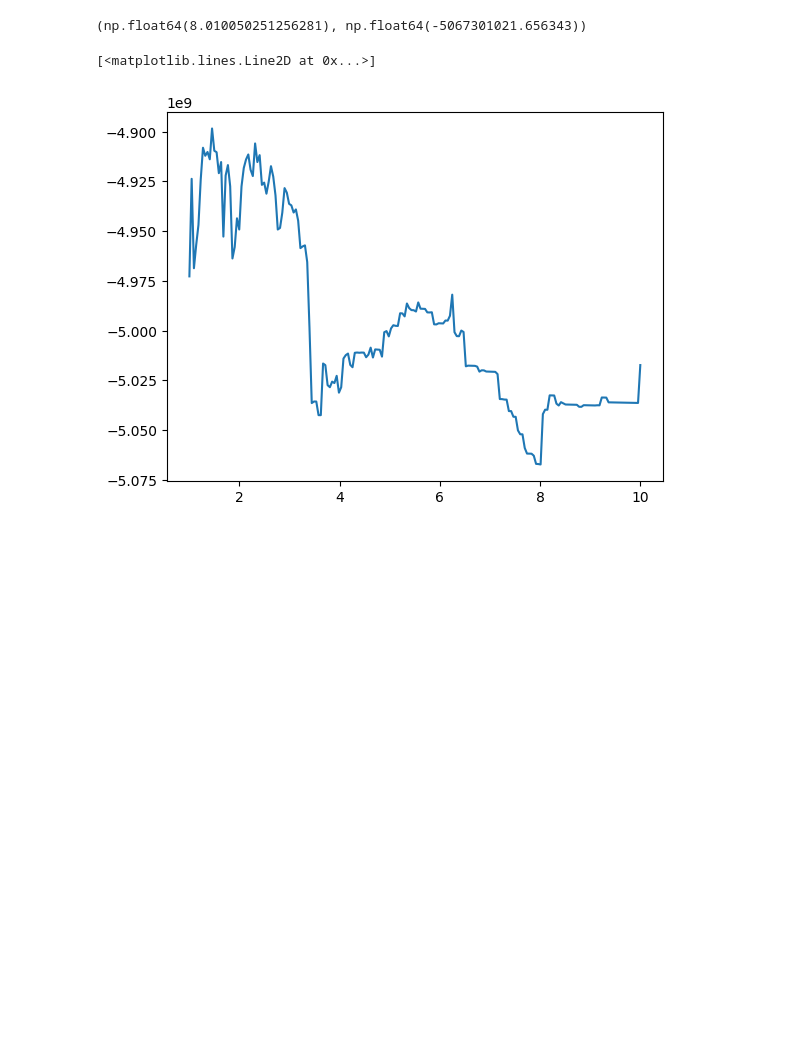
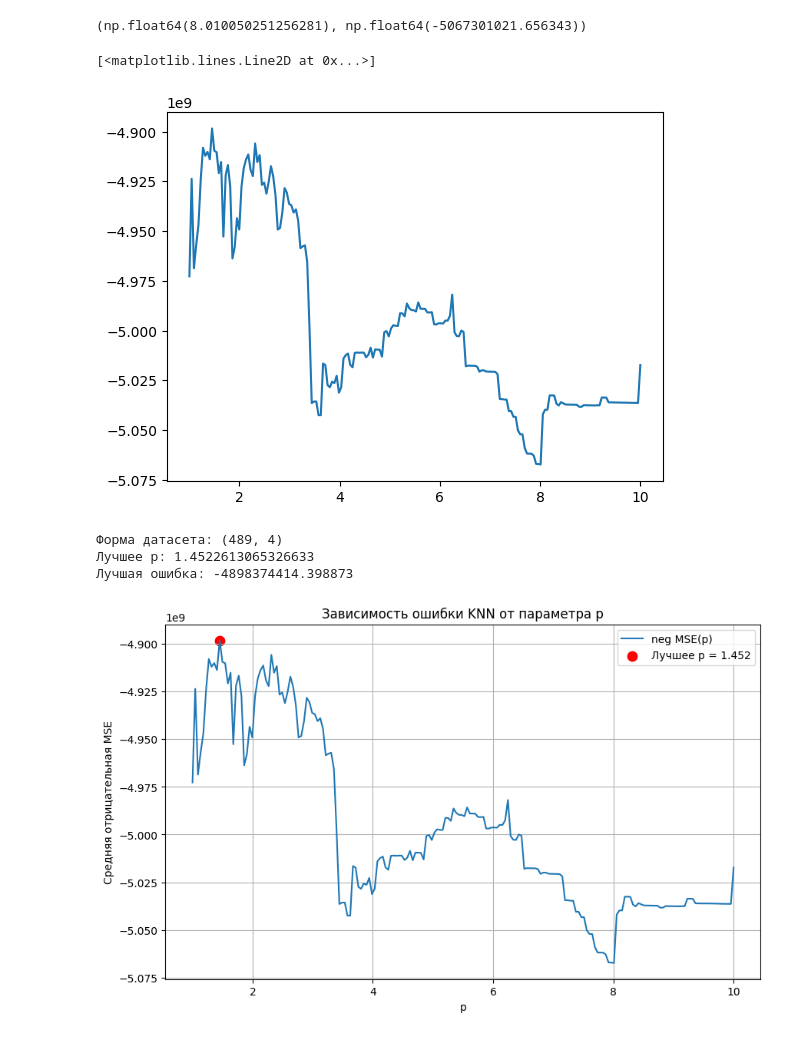
Before and after one commit to D4NDy7/taskAI, a Jupyter notebook: taskAI_4.ipynb, the cells around one changed output. Saved outputs shown, nothing was run; the diff lists cells and outputs as text; code cells hidden in the pictures; blank space fills up the shorter version.

```diff
--- a/taskAI_4.ipynb
+++ b/taskAI_4.ipynb
@@ -54,3 +54,81 @@ plt.plot(np.linspace(1, 10, 200), plot)
 # %% [output]
 [<matplotlib.lines.Line2D at 0x...>]
 [figure]
+# %%
+%matplotlib inline
+
+import numpy as np
+import pandas as pd
+from sklearn.neighbors import KNeighborsRegressor
+from sklearn.model_selection import KFold, cross_val_score
+from sklearn.preprocessing import scale
+import matplotlib.pyplot as plt
+
+
+#1 Загружаем housing.csv
+df = pd.read_csv("data/housing.csv")
+
+print("Форма датасета:", df.shape)
+df.head()
+
+
+#2 X и y
+X = df.iloc[:, :-1].values
+y = df.iloc[:, -1].values
+
+
+#3 Масштабируем
+X_scaled = scale(X)
+
+
+#4 p от 1 до 10
+p_values = np.linspace(1, 10, 200)
+errors = []
+
+kf = KFold(n_splits=5, shuffle=True, random_state=42)
+
+best_score = -1e18
+best_p = None
+
+for p in p_values:
+    model = KNeighborsRegressor(
+        n_neighbors=5,
+        weights='distance',
+        metric='minkowski',
+        p=p
+    )
+
+    scores = cross_val_score(
+        model, X_scaled, y,
+        cv=kf,
+        scoring='neg_mean_squared_error'
+    )
+
+    mean_score = scores.mean()
+    errors.append(mean_score)
+
+    if mean_score > best_score:
+        best_score = mean_score
+        best_p = p
+
+
+print("Лучшее p:", best_p)
+print("Лучшая ошибка:", best_score)
+
+
+#5 График
+plt.figure(figsize=(10, 6))
+plt.plot(p_values, errors, label="neg MSE(p)")
+plt.scatter([best_p], [best_score], color='red', s=80,
+            label=f"Лучшее p = {best_p:.3f}")
+plt.xlabel("p")
+plt.ylabel("Средняя отрицательная MSE")
+plt.title("Зависимость ошибки KNN от параметра p")
+plt.grid(True)
+plt.legend()
+plt.show()
+# %% [output]
+Форма датасета: (489, 4)
+Лучшее p: 1.4522613065326633
+Лучшая ошибка: -4898374414.398873
+[figure, added]
```
Also changed, not shown: 1 other file.
